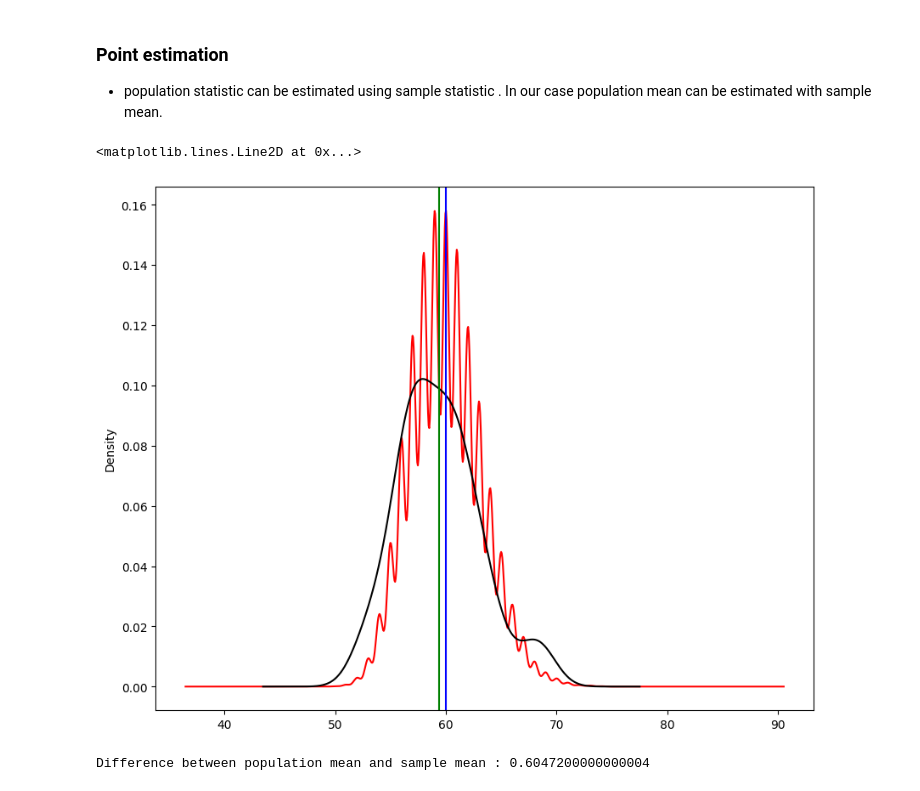
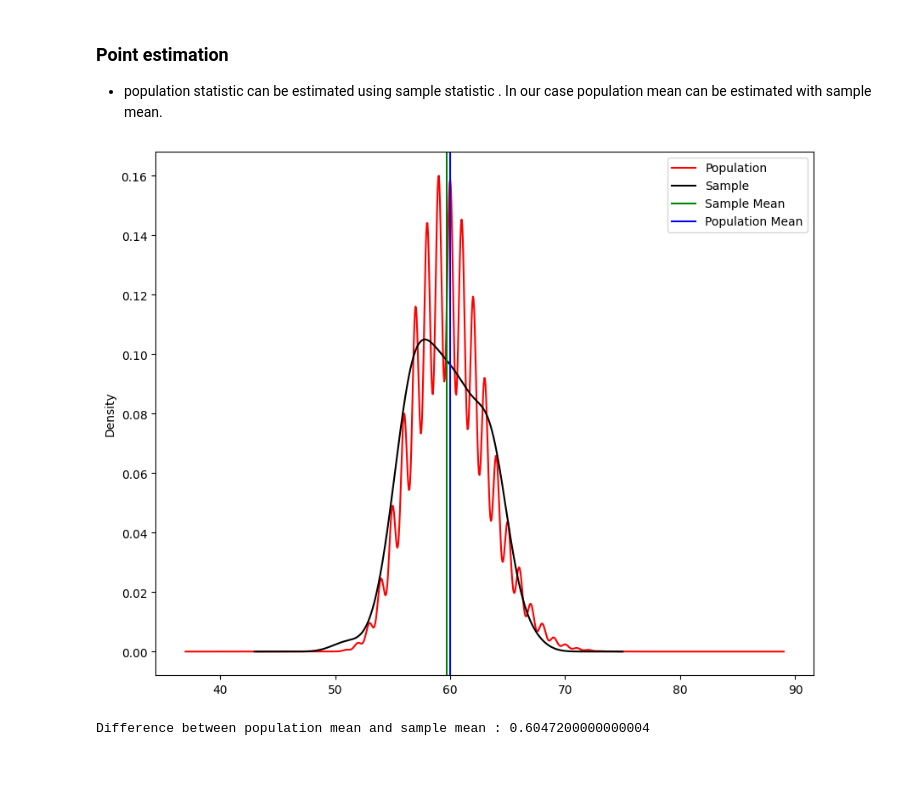
Before and after one commit to aiulukbek/abtests, a Jupyter notebook: AB_testing.ipynb, the cells around one changed output. Saved outputs shown, nothing was run; the diff lists cells and outputs as text; code cells hidden in the pictures.

```diff
--- a/AB_testing.ipynb
+++ b/AB_testing.ipynb
@@ -51,23 +51,33 @@ Hypothesis testing:
 # %%
 import scipy.stats as stats
 import pandas as pd
 import numpy as np
-population = stats.poisson.rvs(loc=50, mu = 10, size = 100000)
+import matplotlib.pyplot as plt  # Importing matplotlib.pyplot
 
+# Generate a Poisson-distributed population
+population = stats.poisson.rvs(loc=50, mu=10, size=100000)
+
+# Take a random sample from the population
 sample = np.random.choice(population, 100)
 
-plt.figure(figsize = (10, 8))
+# Create the plot
+plt.figure(figsize=(10, 8))
 
-pd.Series(population).plot(kind = 'density', color = "red")
+# Plot the density of the population
+pd.Series(population).plot(kind='density', color="red", label="Population")
 
-pd.Series(sample).plot(kind = 'density', color = "black")
+# Plot the density of the sample
+pd.Series(sample).plot(kind='density', color="black", label="Sample")
 
-plt.axvline(sample.mean(), color = "green")
+# Add vertical lines for the means
+plt.axvline(sample.mean(), color="green", label="Sample Mean")
+plt.axvline(population.mean(), color="blue", label="Population Mean")
 
-plt.axvline(population.mean(), color = "blue")
+# Add legend and show the plot
+plt.legend()
+plt.show()
 # %% [output]
-<matplotlib.lines.Line2D at 0x...>
-[figure, old version]
+[figure, new version]
 # %%
 print(f"Difference between population mean and sample mean : {population.mean() - sample.mean()}")
 # %% [output]
```
Also changed, not shown: parts of 5 cells of this notebook.
